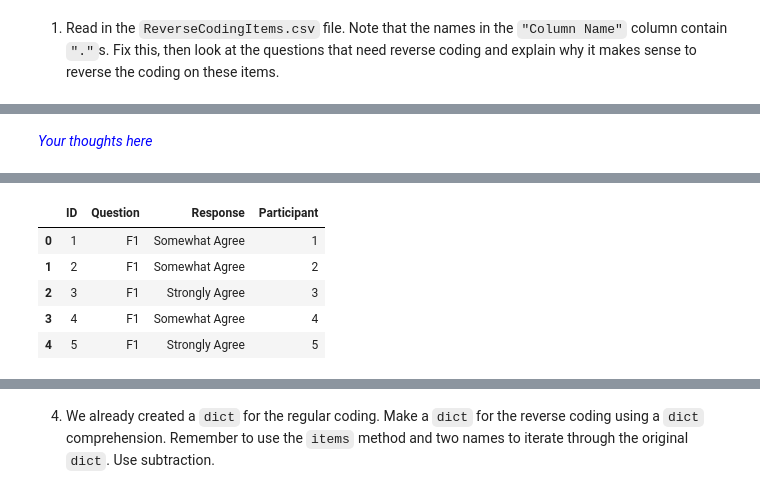
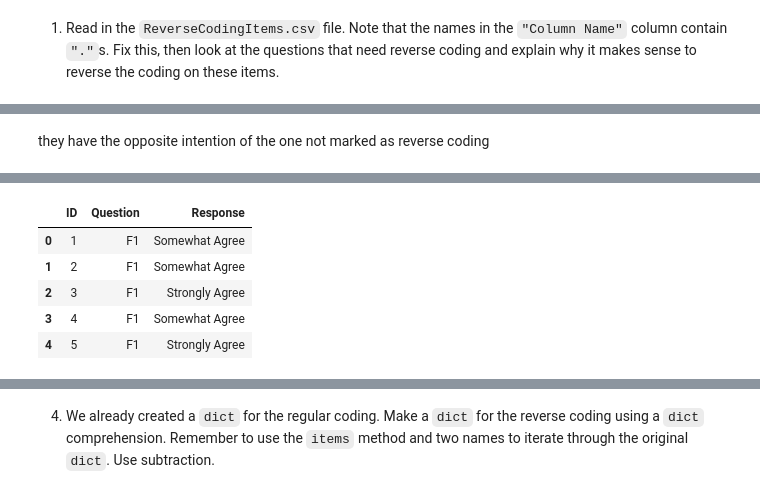
Before and after one commit to Zeke-Woods/act3_2_recoding_and_aggregating_survey_data, a Jupyter notebook: act3_2_recoding_survey_data.ipynb, the cells around one changed output, grey strips where cells are left out. Cells and saved outputs as stored; diff of their text form; code cells hidden in the pictures.

```diff
--- a/act3_2_recoding_survey_data.ipynb
+++ b/act3_2_recoding_survey_data.ipynb
@@ -229,5 +231,5 @@ reversecode.head()
 # %% [markdown]
-<font color="blue"> *Your thoughts here* </font>
+they have the opposite intention of the one not marked as reverse coding
 # %% [markdown]
 2. Next, you will perform the data preparation by completing each of
     the tasks listed below.  First, *Stack* the response columns.
@@ -238,17 +240,17 @@ Work in a pipe and add a temporary `head` at the end.
 # %%
 # Your code here
 health_stack = (health
                 >>gather("Question", "Response", columns_from('F1'))
-                >>mutate(Participant = X.ID)
+                # >>mutate(Participant = X.ID)
                 )
 health_stack.head()
 # %% [output]
-|  | ID | Question | Response | Participant |
-| 0 | 1 | F1 | Somewhat Agree | 1 |
-| 1 | 2 | F1 | Somewhat Agree | 2 |
-| 2 | 3 | F1 | Strongly Agree | 3 |
-| 3 | 4 | F1 | Somewhat Agree | 4 |
-| 4 | 5 | F1 | Strongly Agree | 5 |
+|  | ID | Question | Response |
+| 0 | 1 | F1 | Somewhat Agree |
+| 1 | 2 | F1 | Somewhat Agree |
+| 2 | 3 | F1 | Strongly Agree |
+| 3 | 4 | F1 | Somewhat Agree |
+| 4 | 5 | F1 | Strongly Agree |
 # %% [markdown]
 3.  Make a new column called *Needs Reverse* by joining on
     the `"Yes"` or `"No"` values from the *Needs Reverse Coding?* from **ReverseCodingItems.csv.**
```
Also changed, not shown: parts of 4 cells of this notebook.
